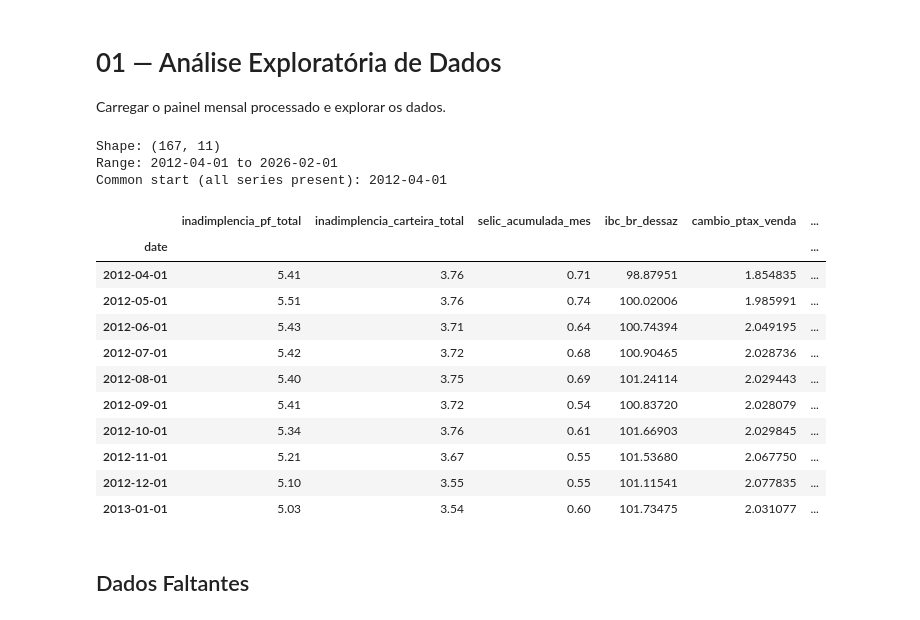
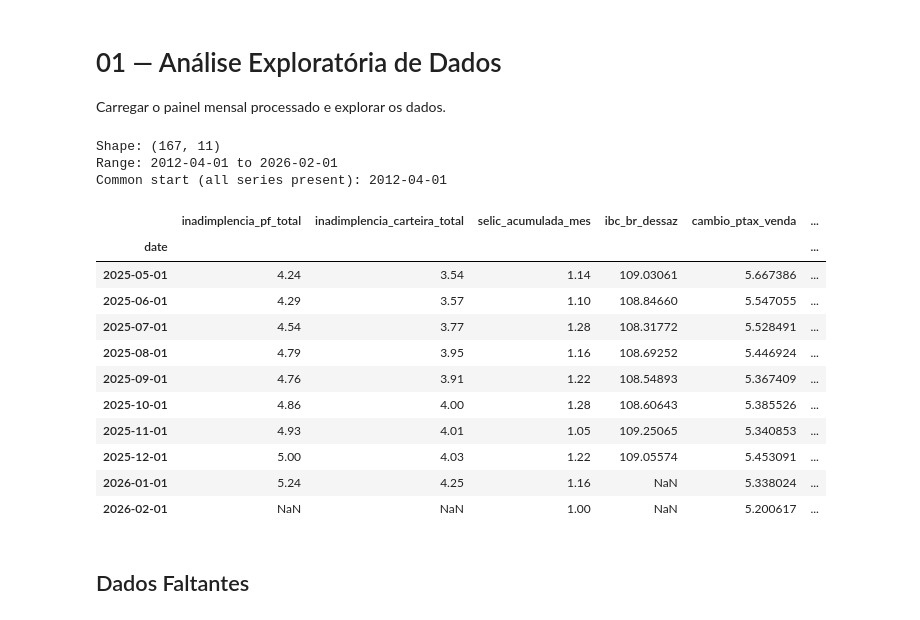
Before and after one commit to BrunoRaphaell/nowcasting, a Jupyter notebook: notebooks/01_eda.ipynb, the cells around one changed output. Saved outputs shown, nothing was run; the diff lists cells and outputs as text; code cells hidden in the pictures.

```diff
--- a/notebooks/01_eda.ipynb
+++ b/notebooks/01_eda.ipynb
@@ -35,29 +35,29 @@ pd.options.display.max_columns = 20
 # %%
 panel = pd.read_parquet("../data/processed/panel.parquet")
 
 common_start = panel.dropna().index.min()
 panel = panel.loc[common_start:]
 
 print(f"Shape: {panel.shape}")
 print(f"Range: {panel.index.min().date()} to {panel.index.max().date()}")
 print(f"Common start (all series present): {common_start.date()}")
-panel.head(10)
+panel.tail(10)
 # %% [output]
 Shape: (167, 11)
 Range: 2012-04-01 to 2026-02-01
 Common start (all series present): 2012-04-01
 |  | inadimplencia_pf_total | inadimplencia_carteira_total | selic_acumulada_mes | ibc_br_dessaz | cambio_ptax_venda | ... |
 | date |  |  |  |  |  | ... |
-| 2012-04-01 | 5.41 | 3.76 | 0.71 | 98.87951 | 1.854835 | ... |
-| 2012-05-01 | 5.51 | 3.76 | 0.74 | 100.02006 | 1.985991 | ... |
-| 2012-06-01 | 5.43 | 3.71 | 0.64 | 100.74394 | 2.049195 | ... |
-| 2012-07-01 | 5.42 | 3.72 | 0.68 | 100.90465 | 2.028736 | ... |
-| 2012-08-01 | 5.40 | 3.75 | 0.69 | 101.24114 | 2.029443 | ... |
-| 2012-09-01 | 5.41 | 3.72 | 0.54 | 100.83720 | 2.028079 | ... |
-| 2012-10-01 | 5.34 | 3.76 | 0.61 | 101.66903 | 2.029845 | ... |
-| 2012-11-01 | 5.21 | 3.67 | 0.55 | 101.53680 | 2.067750 | ... |
-| 2012-12-01 | 5.10 | 3.55 | 0.55 | 101.11541 | 2.077835 | ... |
-| 2013-01-01 | 5.03 | 3.54 | 0.60 | 101.73475 | 2.031077 | ... |
+| 2025-05-01 | 4.24 | 3.54 | 1.14 | 109.03061 | 5.667386 | ... |
+| 2025-06-01 | 4.29 | 3.57 | 1.10 | 108.84660 | 5.547055 | ... |
+| 2025-07-01 | 4.54 | 3.77 | 1.28 | 108.31772 | 5.528491 | ... |
+| 2025-08-01 | 4.79 | 3.95 | 1.16 | 108.69252 | 5.446924 | ... |
+| 2025-09-01 | 4.76 | 3.91 | 1.22 | 108.54893 | 5.367409 | ... |
+| 2025-10-01 | 4.86 | 4.00 | 1.28 | 108.60643 | 5.385526 | ... |
+| 2025-11-01 | 4.93 | 4.01 | 1.05 | 109.25065 | 5.340853 | ... |
+| 2025-12-01 | 5.00 | 4.03 | 1.22 | 109.05574 | 5.453091 | ... |
+| 2026-01-01 | 5.24 | 4.25 | 1.16 | NaN | 5.338024 | ... |
+| 2026-02-01 | NaN | NaN | 1.00 | NaN | 5.200617 | ... |
 # %% [markdown]
 ## Dados Faltantes
 # %%
```
Also changed, not shown: 6 other files.
